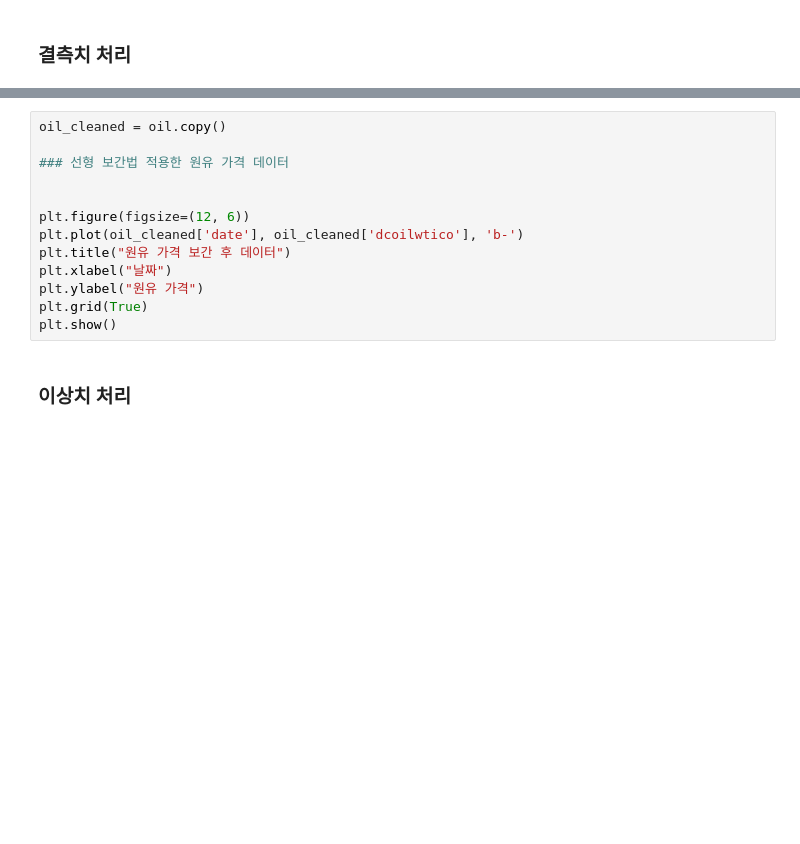
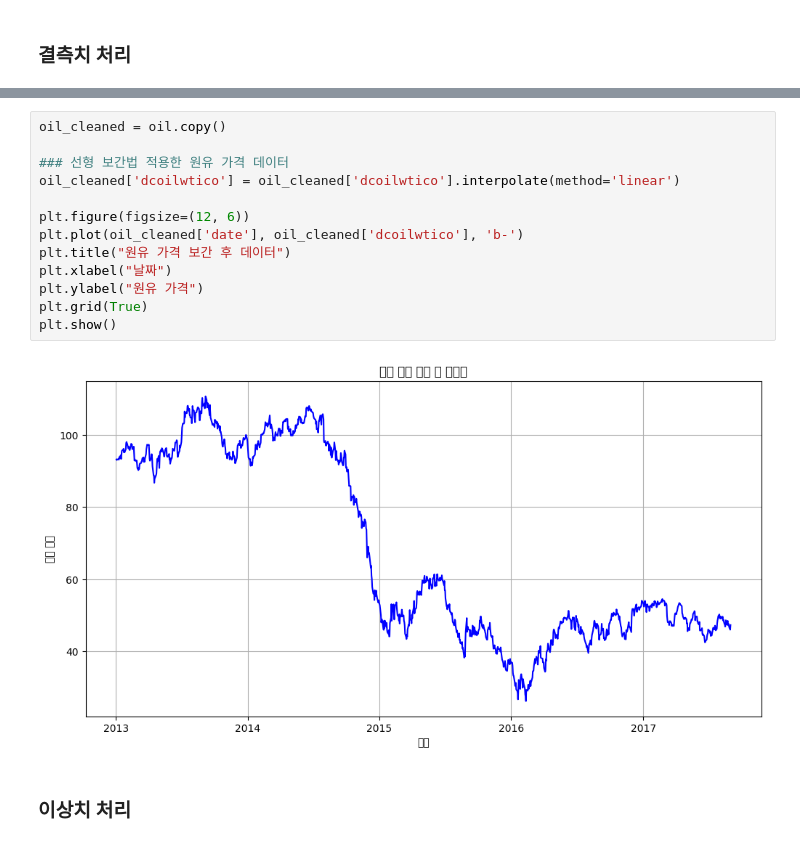
Before and after one commit to pjskek/Data-Analysis-with-Open-Source, a Jupyter notebook: 오픈소스_데이터_분석_7강_ipynb의_사본.ipynb, the cells around one changed output, grey strips where cells are left out. Saved outputs shown, nothing was run; the diff lists cells and outputs as text; blank space fills up the shorter version.

```diff
--- a/오픈소스_데이터_분석_7강_ipynb의_사본.ipynb
+++ b/오픈소스_데이터_분석_7강_ipynb의_사본.ipynb
@@ -457,16 +458,18 @@ plt.show()
 # %%
 oil_cleaned = oil.copy()
 
 ### 선형 보간법 적용한 원유 가격 데이터
-
+oil_cleaned['dcoilwtico'] = oil_cleaned['dcoilwtico'].interpolate(method='linear')
 
 plt.figure(figsize=(12, 6))
 plt.plot(oil_cleaned['date'], oil_cleaned['dcoilwtico'], 'b-')
 plt.title("원유 가격 보간 후 데이터")
 plt.xlabel("날짜")
 plt.ylabel("원유 가격")
 plt.grid(True)
 plt.show()
+# %% [output]
+[figure, added]
 # %% [markdown]
 ### 이상치 처리
 # %%
```
Also changed, not shown: parts of 10 cells of this notebook.
